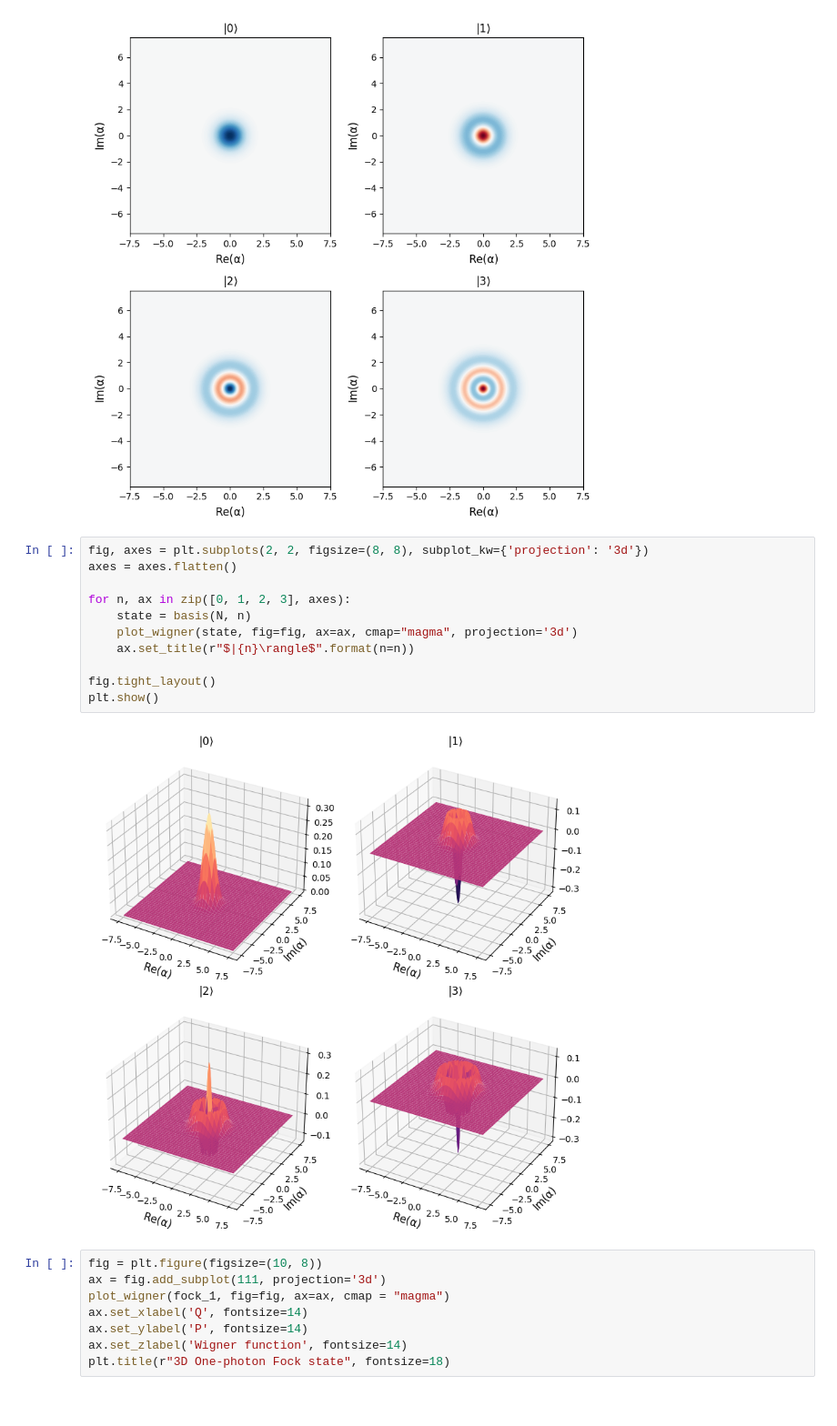
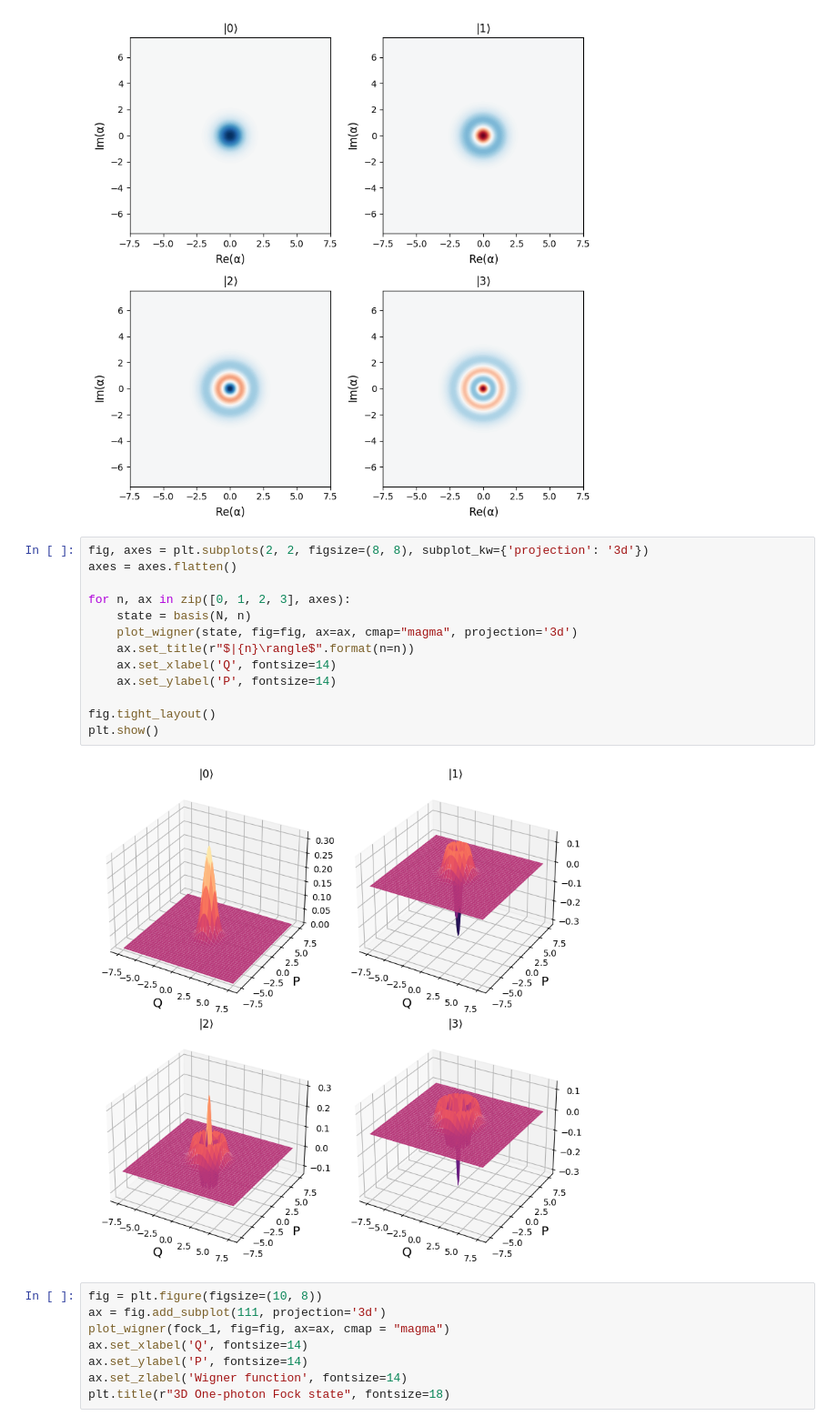
Before and after one commit to davidomanovic/ComputationalPhysics-Projects, a Jupyter notebook: Quantum Electrodynamics/Wigner_quasiprobability_distribution.ipynb, the cells around one changed output. Shown at 91% size. Saved outputs shown, nothing was run; the diff lists cells and outputs as text.

```diff
--- a/Quantum Electrodynamics/Wigner_quasiprobability_distribution.ipynb
+++ b/Quantum Electrodynamics/Wigner_quasiprobability_distribution.ipynb
@@ -51,16 +51,18 @@ plt.show()
 # %%
 fig, axes = plt.subplots(2, 2, figsize=(8, 8), subplot_kw={'projection': '3d'})
 axes = axes.flatten()
 
 for n, ax in zip([0, 1, 2, 3], axes):
     state = basis(N, n)
     plot_wigner(state, fig=fig, ax=ax, cmap="magma", projection='3d')
     ax.set_title(r"$|{n}\rangle$".format(n=n))
+    ax.set_xlabel('Q', fontsize=14)
+    ax.set_ylabel('P', fontsize=14)
 
 fig.tight_layout()
 plt.show()
 # %% [output]
-[figure, old version]
+[figure, new version]
 # %%
 fig = plt.figure(figsize=(10, 8))
 ax = fig.add_subplot(111, projection='3d')
```
Also changed, not shown: parts of 2 cells of this notebook.
